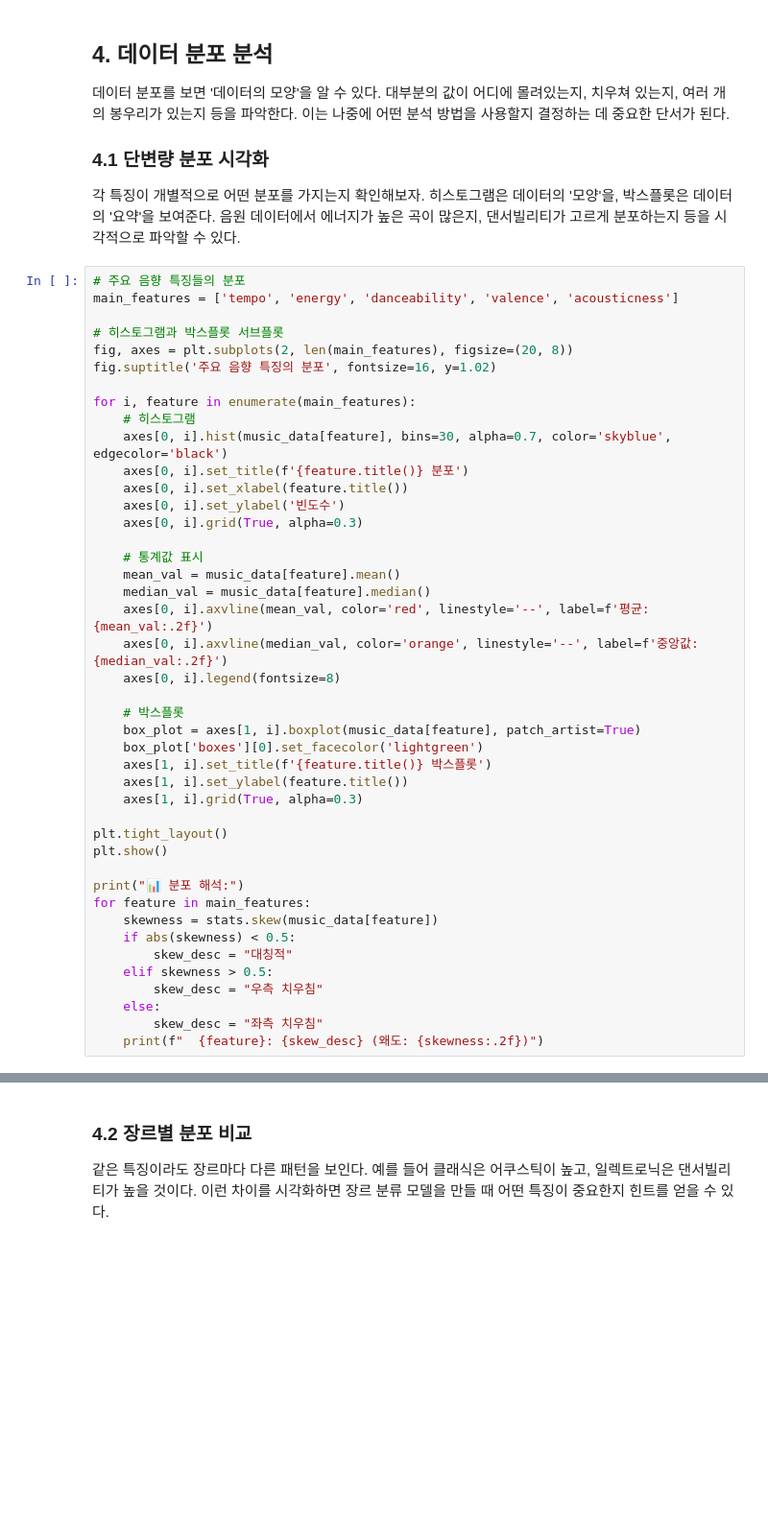
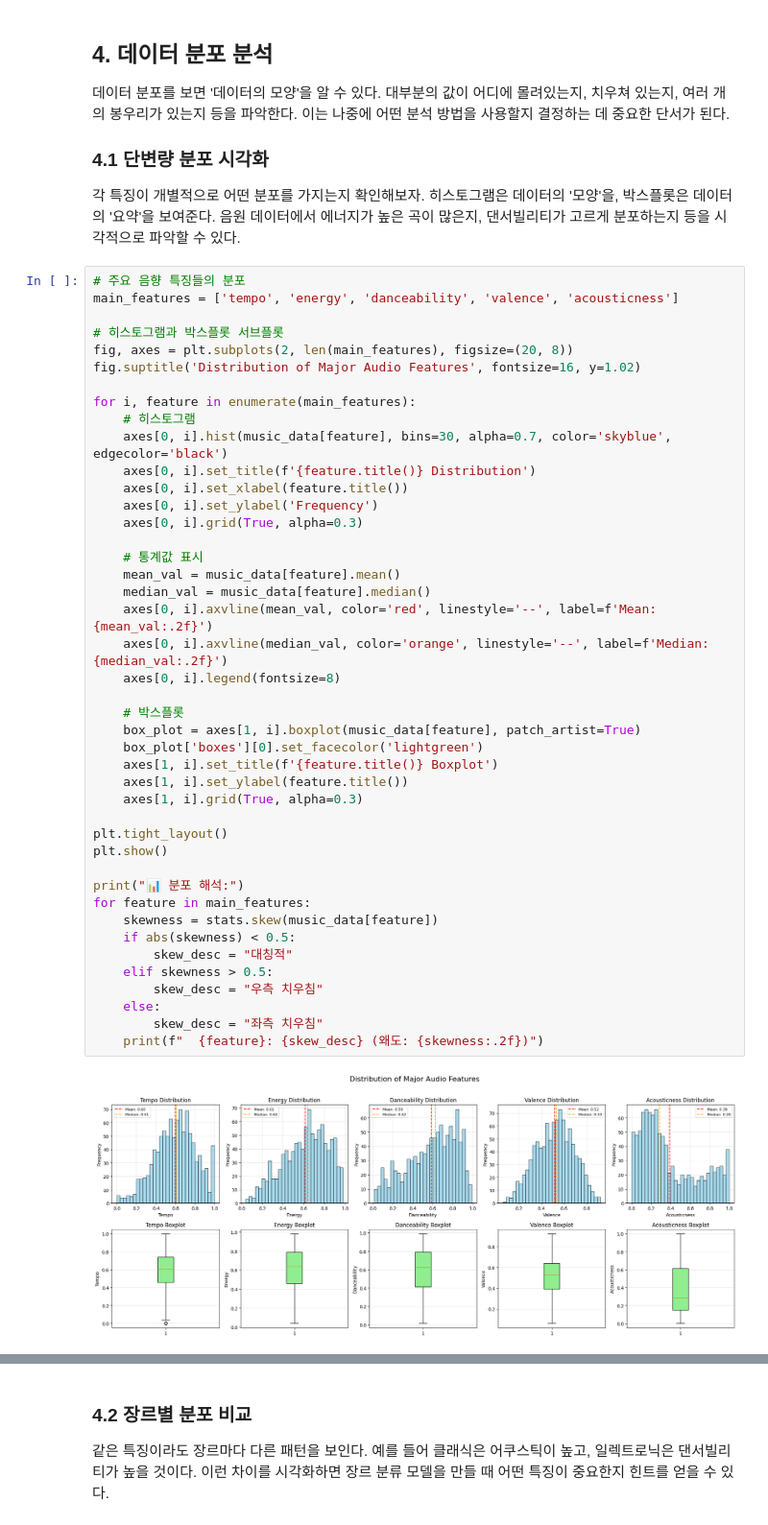
Before and after one commit to violett-zeit/sound-viz, a Jupyter notebook: lessons/04.ipynb, the cells around one changed output, grey strips where cells are left out. Shown at 96% size. Cells and saved outputs as stored; diff of their text form; blank space fills up the shorter version.

```diff
--- a/lessons/04.ipynb
+++ b/lessons/04.ipynb
@@ -215,40 +255,42 @@ main_features = ['tempo', 'energy', 'danceability', 'valence', 'acousticness']
 
 # 히스토그램과 박스플롯 서브플롯
 fig, axes = plt.subplots(2, len(main_features), figsize=(20, 8))
-fig.suptitle('주요 음향 특징의 분포', fontsize=16, y=1.02)
+fig.suptitle('Distribution of Major Audio Features', fontsize=16, y=1.02)
 
 for i, feature in enumerate(main_features):
     # 히스토그램
     axes[0, i].hist(music_data[feature], bins=30, alpha=0.7, color='skyblue', edgecolor='black')
-    axes[0, i].set_title(f'{feature.title()} 분포')
+    axes[0, i].set_title(f'{feature.title()} Distribution')
     axes[0, i].set_xlabel(feature.title())
-    axes[0, i].set_ylabel('빈도수')
+    axes[0, i].set_ylabel('Frequency')
     axes[0, i].grid(True, alpha=0.3)
 
     # 통계값 표시
     mean_val = music_data[feature].mean()
     median_val = music_data[feature].median()
-    axes[0, i].axvline(mean_val, color='red', linestyle='--', label=f'평균: {mean_val:.2f}')
-    axes[0, i].axvline(median_val, color='orange', linestyle='--', label=f'중앙값: {median_val:.2f}')
+    axes[0, i].axvline(mean_val, color='red', linestyle='--', label=f'Mean: {mean_val:.2f}')
+    axes[0, i].axvline(median_val, color='orange', linestyle='--', label=f'Median: {median_val:.2f}')
     axes[0, i].legend(fontsize=8)
 
     # 박스플롯
     box_plot = axes[1, i].boxplot(music_data[feature], patch_artist=True)
     box_plot['boxes'][0].set_facecolor('lightgreen')
-    axes[1, i].set_title(f'{feature.title()} 박스플롯')
+    axes[1, i].set_title(f'{feature.title()} Boxplot')
     axes[1, i].set_ylabel(feature.title())
     axes[1, i].grid(True, alpha=0.3)
 
 plt.tight_layout()
 plt.show()
 
 print("📊 분포 해석:")
 for feature in main_features:
     skewness = stats.skew(music_data[feature])
     if abs(skewness) < 0.5:
         skew_desc = "대칭적"
     elif skewness > 0.5:
         skew_desc = "우측 치우침"
     else:
         skew_desc = "좌측 치우침"
     print(f"  {feature}: {skew_desc} (왜도: {skewness:.2f})")
+# %% [output]
+[figure, added]
```
Also changed, not shown: parts of 14 cells of this notebook, 6 other files.
